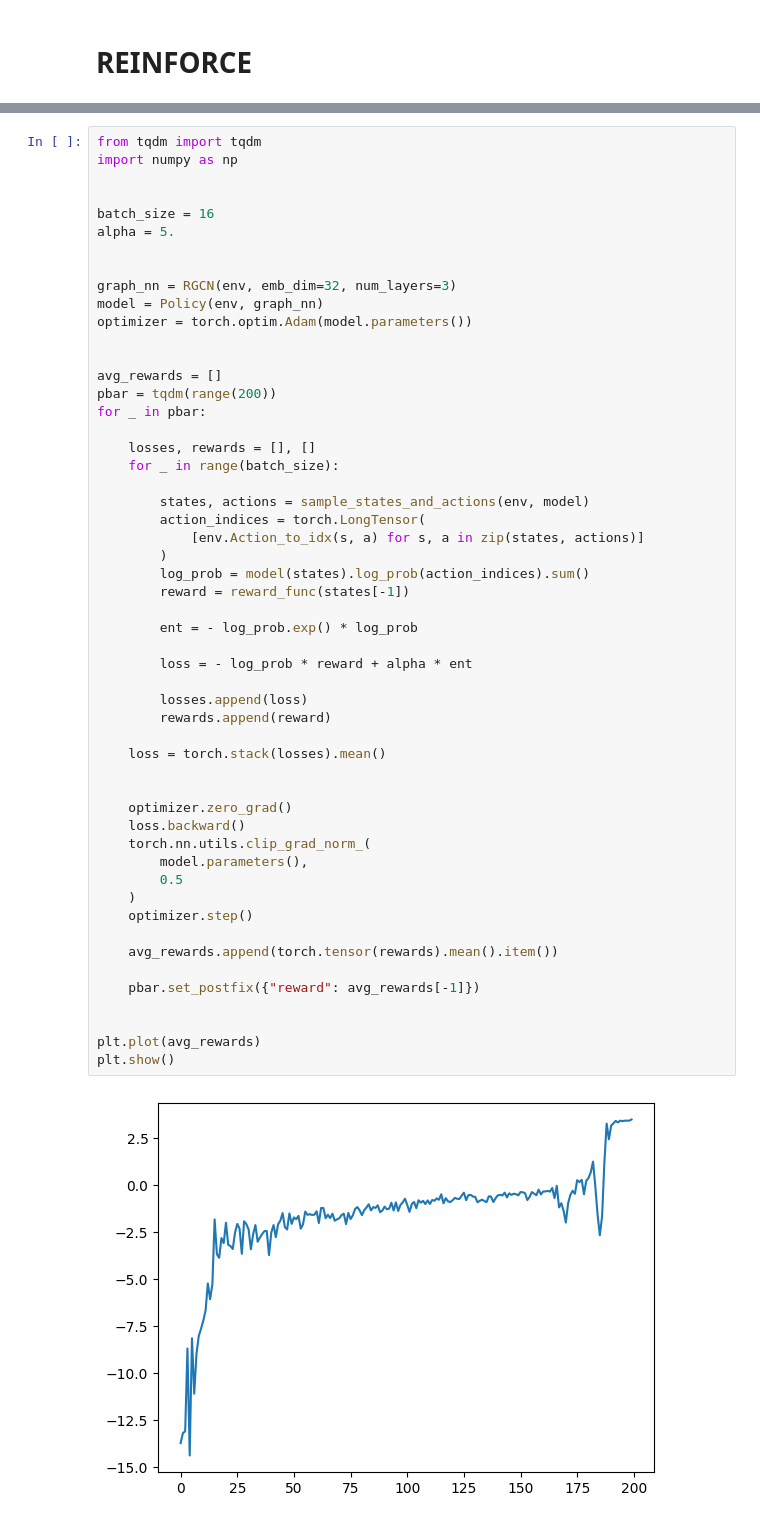
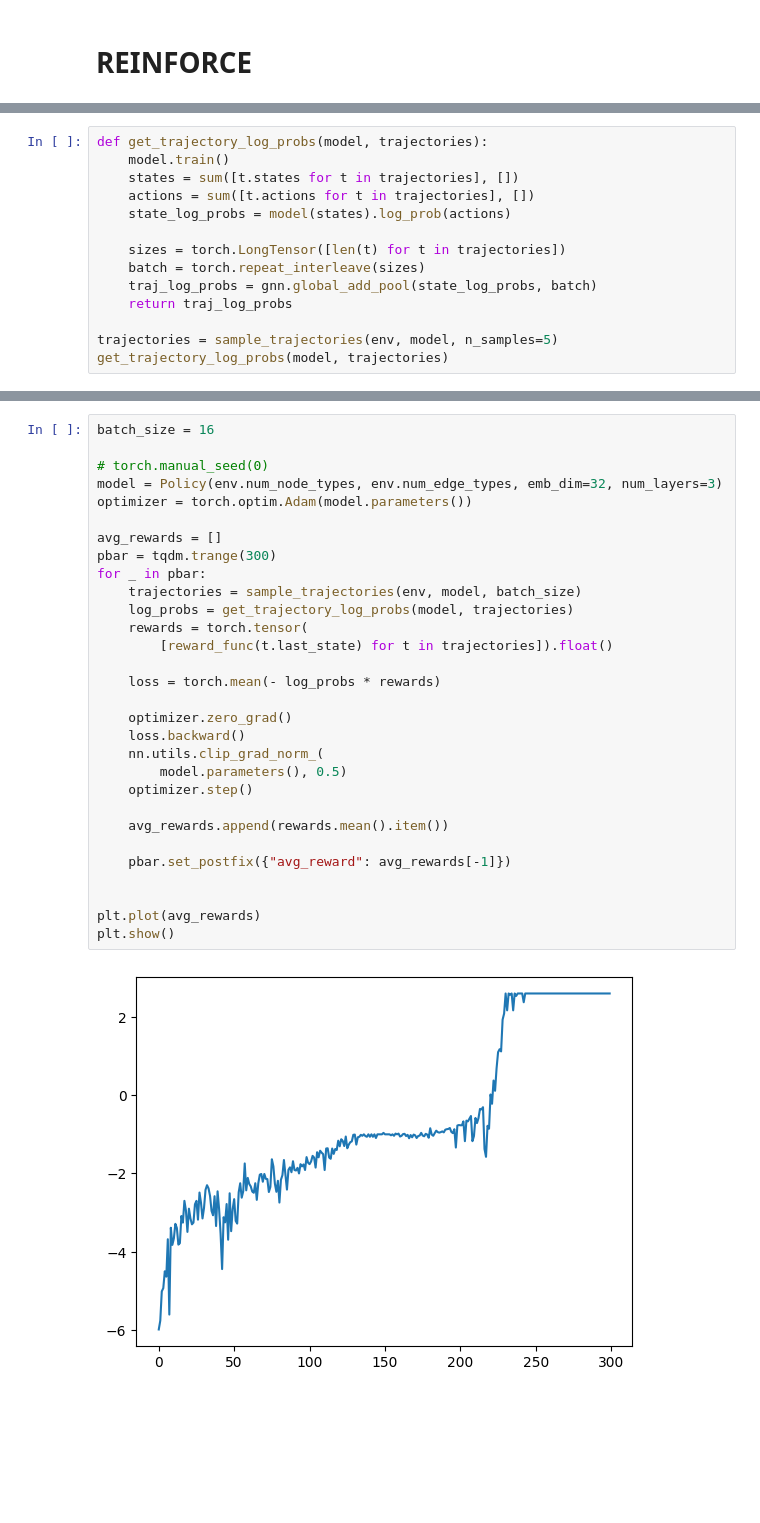
Before and after one commit to hohyun312/molgen-tutorial, a Jupyter notebook: 3.2-graph-generation.ipynb, the cells around one changed output, grey strips where cells are left out. Drawn from its saved outputs; the diff is of its cells as text; blank space fills up the shorter version.

```diff
--- a/3.2-graph-generation.ipynb
+++ b/3.2-graph-generation.ipynb
@@ -234,0 +296,14 @@ def reward_func(state):
+# %%
+def get_trajectory_log_probs(model, trajectories):
+    model.train()
+    states = sum([t.states for t in trajectories], [])
+    actions = sum([t.actions for t in trajectories], [])
+    state_log_probs = model(states).log_prob(actions)
+
+    sizes = torch.LongTensor([len(t) for t in trajectories])
+    batch = torch.repeat_interleave(sizes)
+    traj_log_probs = gnn.global_add_pool(state_log_probs, batch)
+    return traj_log_probs
+
+trajectories = sample_trajectories(env, model, n_samples=5)
+get_trajectory_log_probs(model, trajectories)
@@ -235,56 +313,33 @@ def reward_func(state):
 # %%
-from tqdm import tqdm
-import numpy as np
+batch_size = 16
 
-
-batch_size = 16
-alpha = 5.
-
-
-graph_nn = RGCN(env, emb_dim=32, num_layers=3)
-model = Policy(env, graph_nn)
+# torch.manual_seed(0)
+model = Policy(env.num_node_types, env.num_edge_types, emb_dim=32, num_layers=3)
 optimizer = torch.optim.Adam(model.parameters())
 
+avg_rewards = []
+pbar = tqdm.trange(300)
+for _ in pbar:
+    trajectories = sample_trajectories(env, model, batch_size)
+    log_probs = get_trajectory_log_probs(model, trajectories)
+    rewards = torch.tensor(
+        [reward_func(t.last_state) for t in trajectories]).float()
 
-avg_rewards = []
-pbar = tqdm(range(200))
-for _ in pbar:
-
-    losses, rewards = [], []
-    for _ in range(batch_size):
-
-        states, actions = sample_states_and_actions(env, model)
-        action_indices = torch.LongTensor(
-            [env.Action_to_idx(s, a) for s, a in zip(states, actions)]
-        )
-        log_prob = model(states).log_prob(action_indices).sum()
-        reward = reward_func(states[-1])
-
-        ent = - log_prob.exp() * log_prob
-
-        loss = - log_prob * reward + alpha * ent
-
-        losses.append(loss)
-        rewards.append(reward)
-
-    loss = torch.stack(losses).mean()
-
+    loss = torch.mean(- log_probs * rewards)
 
     optimizer.zero_grad()
     loss.backward()
-    torch.nn.utils.clip_grad_norm_(
-        model.parameters(),
-        0.5
-    )
+    nn.utils.clip_grad_norm_(
+        model.parameters(), 0.5)
     optimizer.step()
 
-    avg_rewards.append(torch.tensor(rewards).mean().item())
+    avg_rewards.append(rewards.mean().item())
 
-    pbar.set_postfix({"reward": avg_rewards[-1]})
+    pbar.set_postfix({"avg_reward": avg_rewards[-1]})
 
 
 plt.plot(avg_rewards)
 plt.show()
 # %% [output]
-[figure, old version]
+[figure, new version]
 # %%
```
Also changed, not shown: parts of 20 cells of this notebook, 10 other files.
